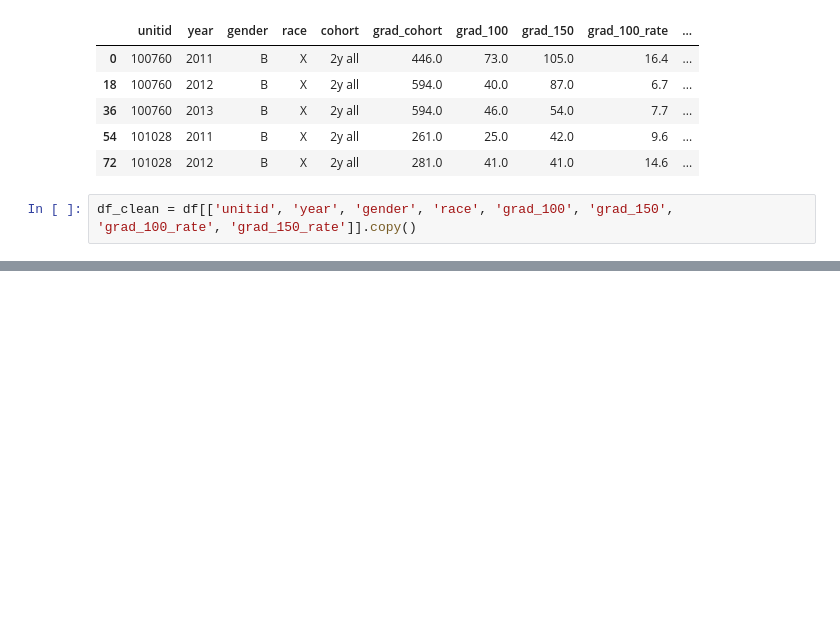
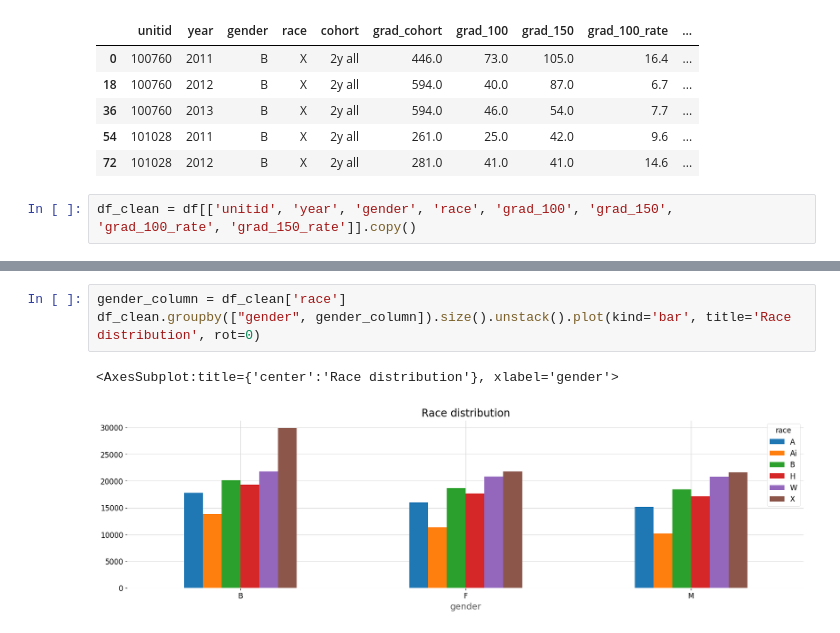
Before and after one commit to ezztherose/TIA-Scraping, a Jupyter notebook: notebooks/institution.ipynb, the cells around one changed output, grey strips where cells are left out. Cells and saved outputs as stored; diff of their text form; blank space fills up the shorter version.

```diff
--- a/notebooks/institution.ipynb
+++ b/notebooks/institution.ipynb
@@ -80,0 +118,6 @@ df_clean = df[['unitid', 'year', 'gender', 'race', 'grad_100', 'grad_150', 'grad
+# %%
+gender_column = df_clean['race']
+df_clean.groupby(["gender", gender_column]).size().unstack().plot(kind='bar', title='Race distribution', rot=0)
+# %% [output]
+<AxesSubplot:title={'center':'Race distribution'}, xlabel='gender'>
+[figure, added]
```
Also changed, not shown: parts of 14 cells of this notebook, 1 other file.
